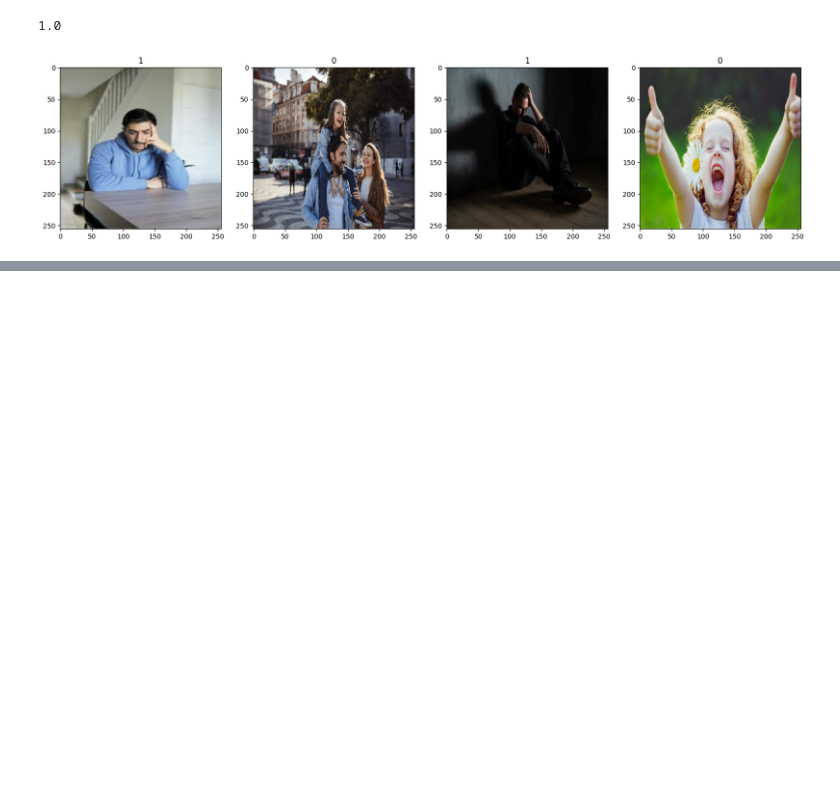
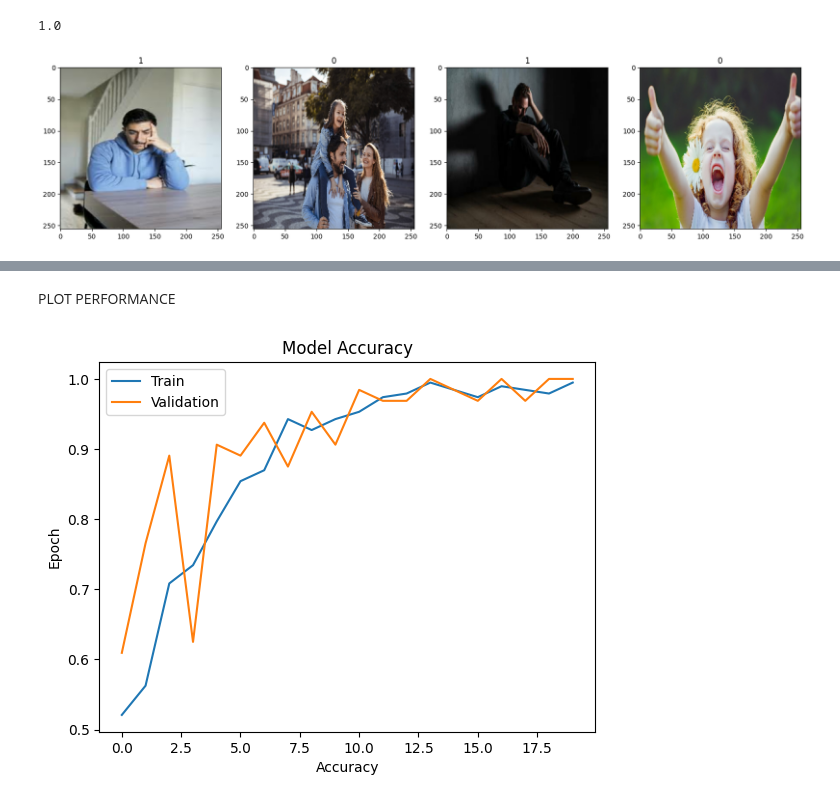
Before and after one commit to mikist23/CNN-Image-Classifier, a Jupyter notebook: image-cnn.ipynb, the cells around one changed output, grey strips where cells are left out. Drawn from its saved outputs; the diff is of its cells as text; code cells hidden in the pictures; blank space fills up the shorter version.

Commit message:
created a model train it and visualize it

```diff
--- a/image-cnn.ipynb
+++ b/image-cnn.ipynb
@@ -116,0 +141,16 @@ for idx, img in enumerate(batch[0][:4]):
+# %%
+model.add(Conv2D(16, (3,3), 1, activation='relu', input_shape=(256,256,3)))
+model.add(MaxPooling2D())
+
+model.add(Conv2D(32, (3,3), 1, activation='relu'))
+model.add(MaxPooling2D())
+
+model.add(Conv2D(16, (3,3), 1, activation='relu'))
+model.add(MaxPooling2D())
+
+model.add(Flatten())
+
+model.add(Dense(256, activation='relu'))
+model.add(Dense(1, activation='sigmoid'))
+# %%
+model.compile(optimizer='adam', loss='binary_crossentropy', metrics=['accuracy'])
@@ -116,0 +183,5 @@ for idx, img in enumerate(batch[0][:4]):
+# %%
+logdir = 'logs'
+tensorboard_callback = tf.keras.callbacks.TensorBoard(log_dir=logdir)
+# %%
+hist = model.fit(train, epochs=20, validation_data=val, callbacks=[tensorboard_callback])
@@ -116,0 +206,12 @@ for idx, img in enumerate(batch[0][:4]):
+# %% [markdown]
+PLOT PERFORMANCE
+# %%
+plt.plot(hist.history['accuracy'])
+plt.plot(hist.history['val_accuracy'])
+plt.title("Model Accuracy")
+plt.xlabel('Accuracy')
+plt.ylabel('Epoch')
+plt.legend(['Train','Validation'], loc='upper left')
+plt.show()
+# %% [output]
+[figure, added]
```
Also changed, not shown: parts of 11 cells of this notebook, 3 other files.
